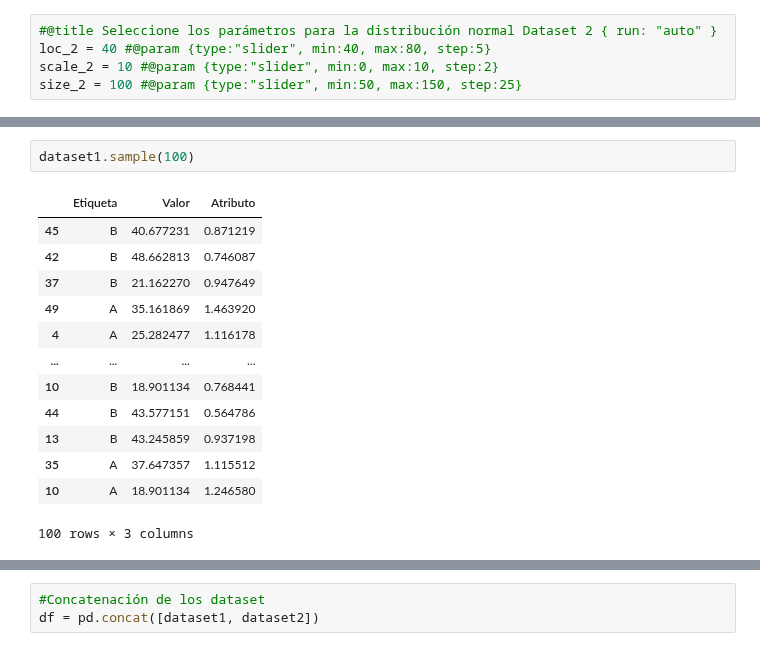
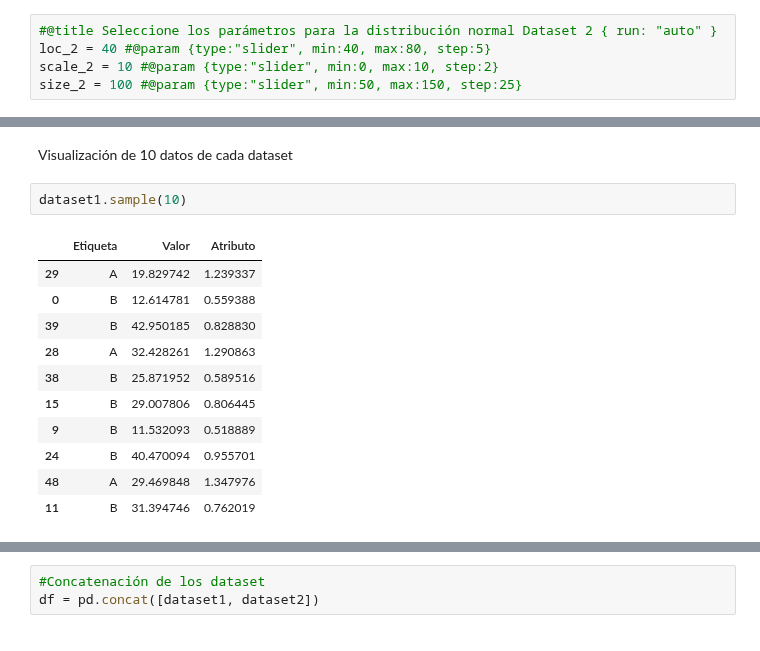
Before and after one commit to RonnyGuevara/Machine-Learning, a Jupyter notebook: TP3/TP3_ML.ipynb, the cells around one changed output, grey strips where cells are left out. Cells and saved outputs as stored; diff of their text form.

```diff
--- a/TP3/TP3_ML.ipynb
+++ b/TP3/TP3_ML.ipynb
@@ -101,19 +110,19 @@ dataset2.describe()
+# %% [markdown]
+Visualización de 10 datos de cada dataset
 # %%
-dataset1.sample(100)
+dataset1.sample(10)
 # %% [output]
 |  | Etiqueta | Valor | Atributo |
-| 45 | B | 40.677231 | 0.871219 |
-| 42 | B | 48.662813 | 0.746087 |
-| 37 | B | 21.162270 | 0.947649 |
-| 49 | A | 35.161869 | 1.463920 |
-| 4 | A | 25.282477 | 1.116178 |
-| ... | ... | ... | ... |
-| 10 | B | 18.901134 | 0.768441 |
-| 44 | B | 43.577151 | 0.564786 |
-| 13 | B | 43.245859 | 0.937198 |
-| 35 | A | 37.647357 | 1.115512 |
-| 10 | A | 18.901134 | 1.246580 |
+| 29 | A | 19.829742 | 1.239337 |
+| 0 | B | 12.614781 | 0.559388 |
+| 39 | B | 42.950185 | 0.828830 |
+| 28 | A | 32.428261 | 1.290863 |
+| 38 | B | 25.871952 | 0.589516 |
+| 15 | B | 29.007806 | 0.806445 |
+| 9 | B | 11.532093 | 0.518889 |
+| 24 | B | 40.470094 | 0.955701 |
+| 48 | A | 29.469848 | 1.347976 |
+| 11 | B | 31.394746 | 0.762019 |
-100 rows × 3 columns
 # %%
 dataset2.sample(10)
 # %% [output]
```
Also changed, not shown: parts of 25 cells of this notebook.
